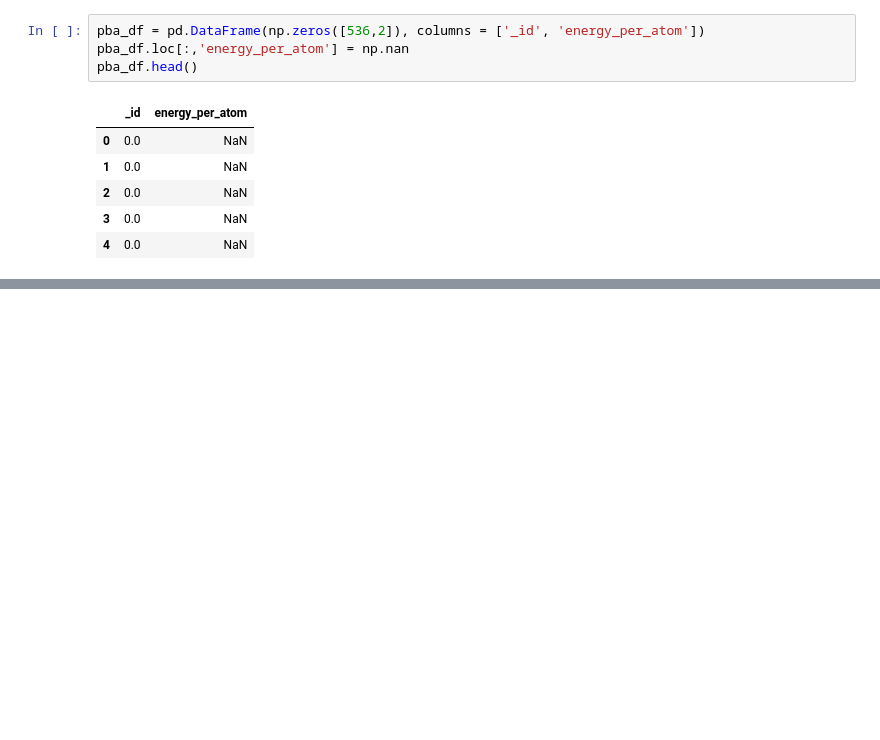
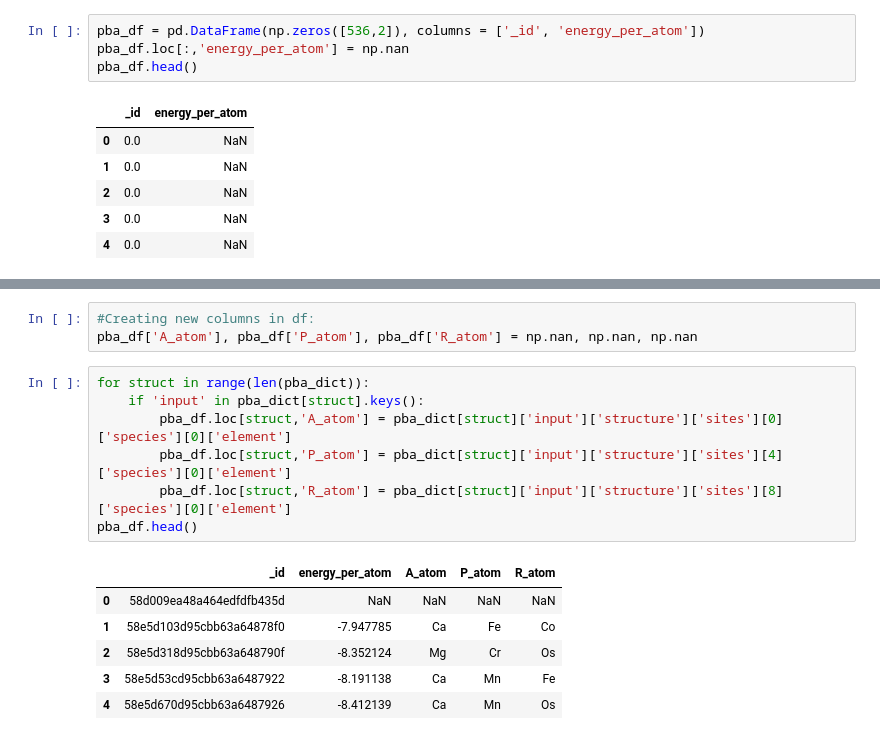
Before and after one commit to ewoodbury/my_pba_analysis, a Jupyter notebook: PBA Preliminary Analysis.ipynb, the cells around one changed output, grey strips where cells are left out. Cells and saved outputs as stored; diff of their text form; blank space fills up the shorter version.

```diff
--- a/PBA Preliminary Analysis.ipynb
+++ b/PBA Preliminary Analysis.ipynb
@@ -157,0 +175,17 @@ pba_df.head()
+# %%
+#Creating new columns in df:
+pba_df['A_atom'], pba_df['P_atom'], pba_df['R_atom'] = np.nan, np.nan, np.nan
+# %%
+for struct in range(len(pba_dict)):
+    if 'input' in pba_dict[struct].keys():
+        pba_df.loc[struct,'A_atom'] = pba_dict[struct]['input']['structure']['sites'][0]['species'][0]['element']
+        pba_df.loc[struct,'P_atom'] = pba_dict[struct]['input']['structure']['sites'][4]['species'][0]['element']
+        pba_df.loc[struct,'R_atom'] = pba_dict[struct]['input']['structure']['sites'][8]['species'][0]['element']
+pba_df.head()
+# %% [output]
+|  | _id | energy_per_atom | A_atom | P_atom | R_atom |
+| 0 | 58d009ea48a464edfdfb435d | NaN | NaN | NaN | NaN |
+| 1 | 58e5d103d95cbb63a64878f0 | -7.947785 | Ca | Fe | Co |
+| 2 | 58e5d318d95cbb63a648790f | -8.352124 | Mg | Cr | Os |
+| 3 | 58e5d53cd95cbb63a6487922 | -8.191138 | Ca | Mn | Fe |
+| 4 | 58e5d670d95cbb63a6487926 | -8.412139 | Ca | Mn | Os |
```
Also changed, not shown: parts of 12 cells of this notebook.
